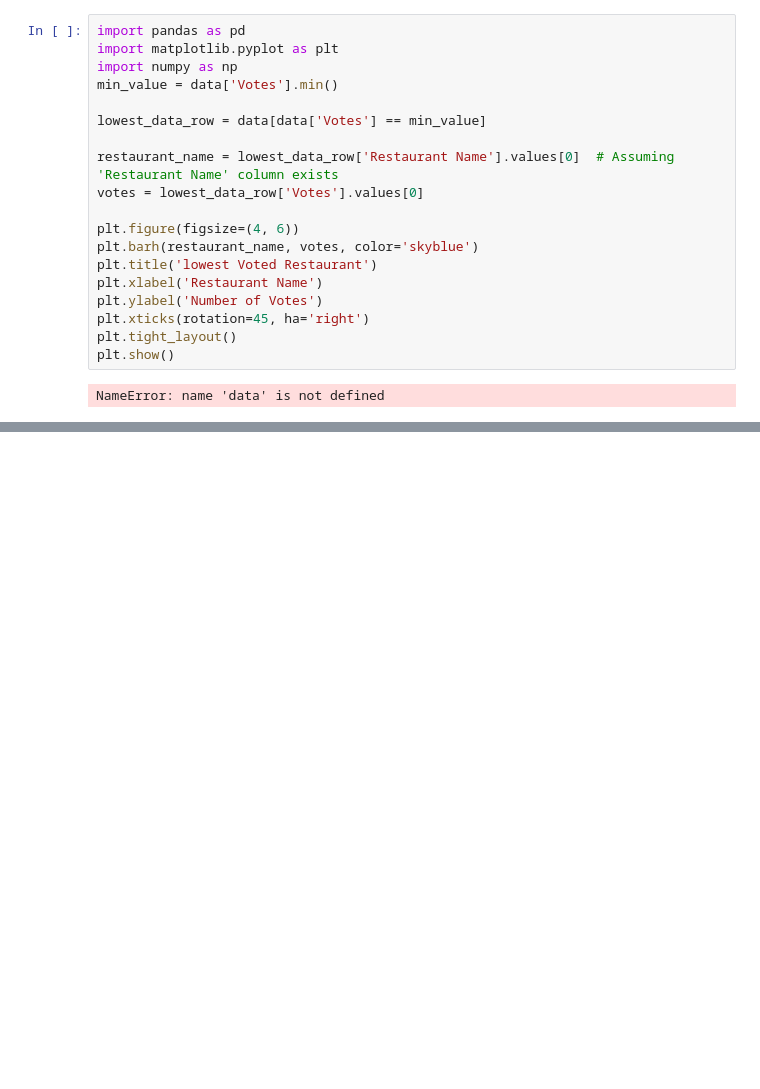
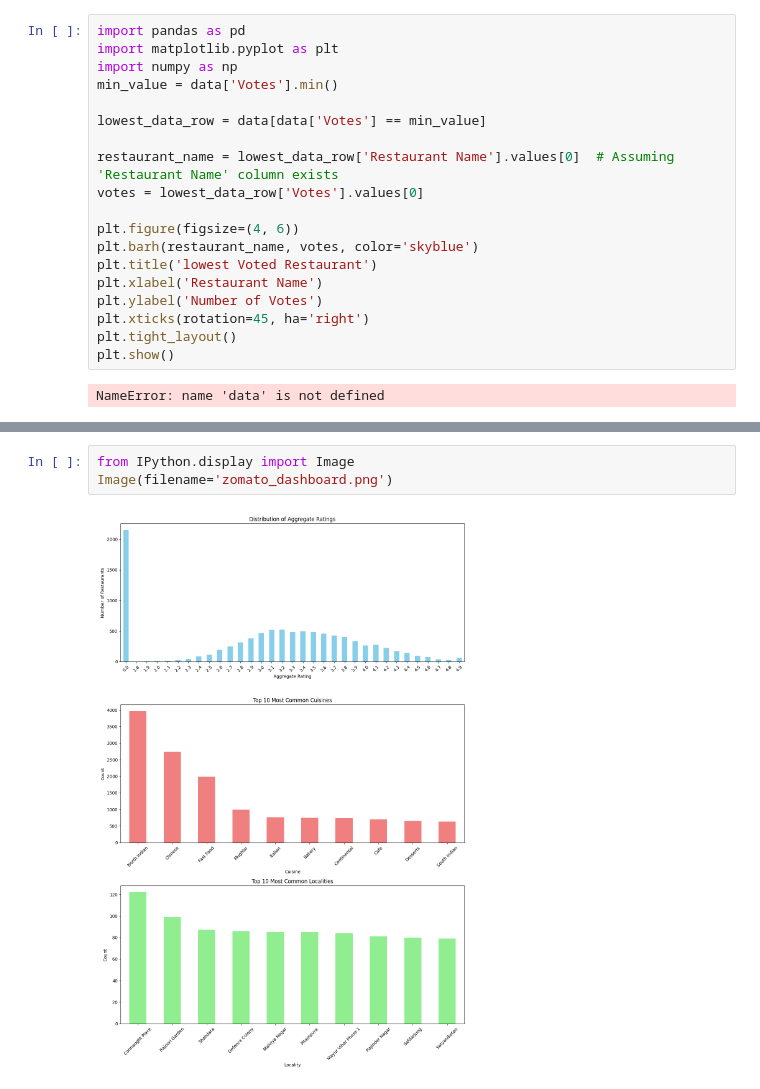
Before and after one commit to arvindk91068/arvind-, a Jupyter notebook: zomato_project.ipynb, the cells around one changed output, grey strips where cells are left out. Saved outputs shown, nothing was run; the diff lists cells and outputs as text; blank space fills up the shorter version.

```diff
--- a/zomato_project.ipynb
+++ b/zomato_project.ipynb
@@ -358,0 +528,5 @@ NameError: name 'data' is not defined
+# %%
+from IPython.display import Image
+Image(filename='zomato_dashboard.png')
+# %% [output]
+[figure, added]
```
Also changed, not shown: parts of 16 cells of this notebook.
